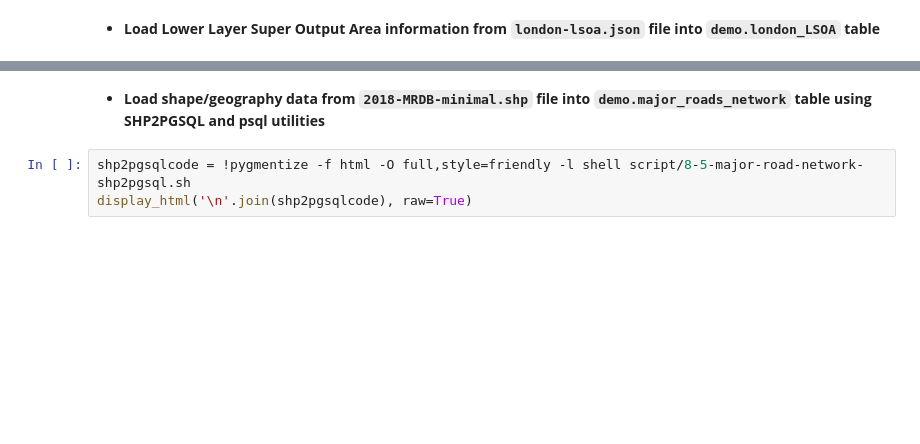
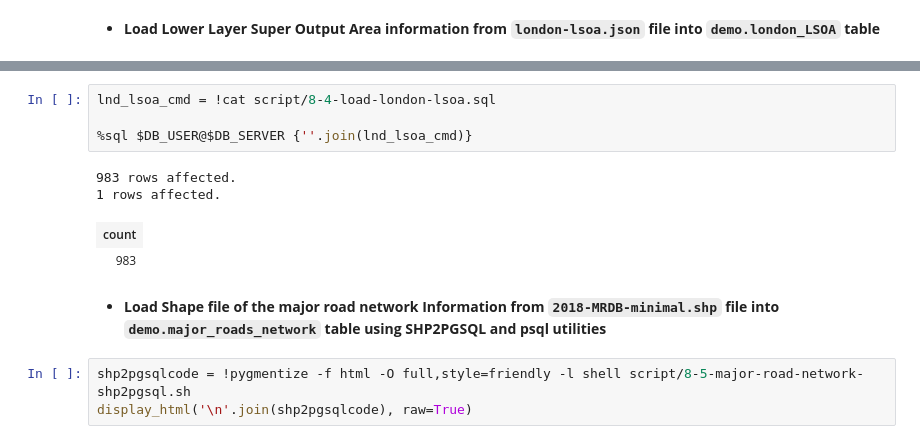
Before and after one commit to cantzakas/gp-demo-aws, a Jupyter notebook: GP-PostGIS-Demo.ipynb, the cells around one changed output, grey strips where cells are left out. Drawn from its saved outputs; the diff is of its cells as text; blank space fills up the shorter version.

Commit message:
updates on create table and gpload scripts

```diff
--- a/GP-PostGIS-Demo.ipynb
+++ b/GP-PostGIS-Demo.ipynb
@@ -299,5 +250,14 @@ FROM ( \
+# %%
+lnd_lsoa_cmd = !cat script/8-4-load-london-lsoa.sql
+
+%sql $DB_USER@$DB_SERVER {''.join(lnd_lsoa_cmd)}
+# %% [output]
+983 rows affected.
+1 rows affected.
+| count |
+| 983 |
 # %% [markdown]
-- **Load shape/geography data from `2018-MRDB-minimal.shp` file into `demo.major_roads_network` table using SHP2PGSQL and psql utilities**
+- **Load Shape file of the major road network Information from `2018-MRDB-minimal.shp` file into `demo.major_roads_network` table using SHP2PGSQL and psql utilities**
 # %%
 shp2pgsqlcode = !pygmentize -f html -O full,style=friendly -l shell script/8-5-major-road-network-shp2pgsql.sh
 display_html('\n'.join(shp2pgsqlcode), raw=True)
```
Also changed, not shown: parts of 22 cells of this notebook, 10 other files.
